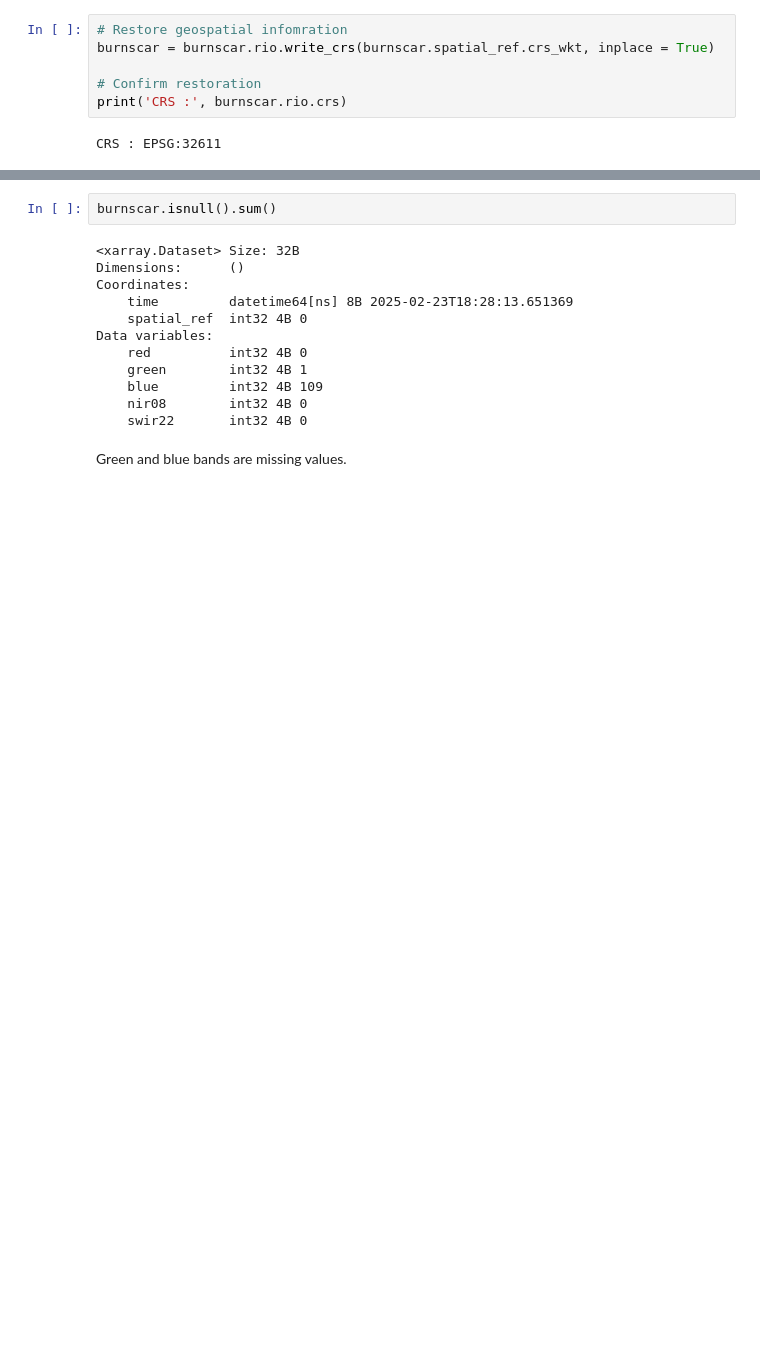
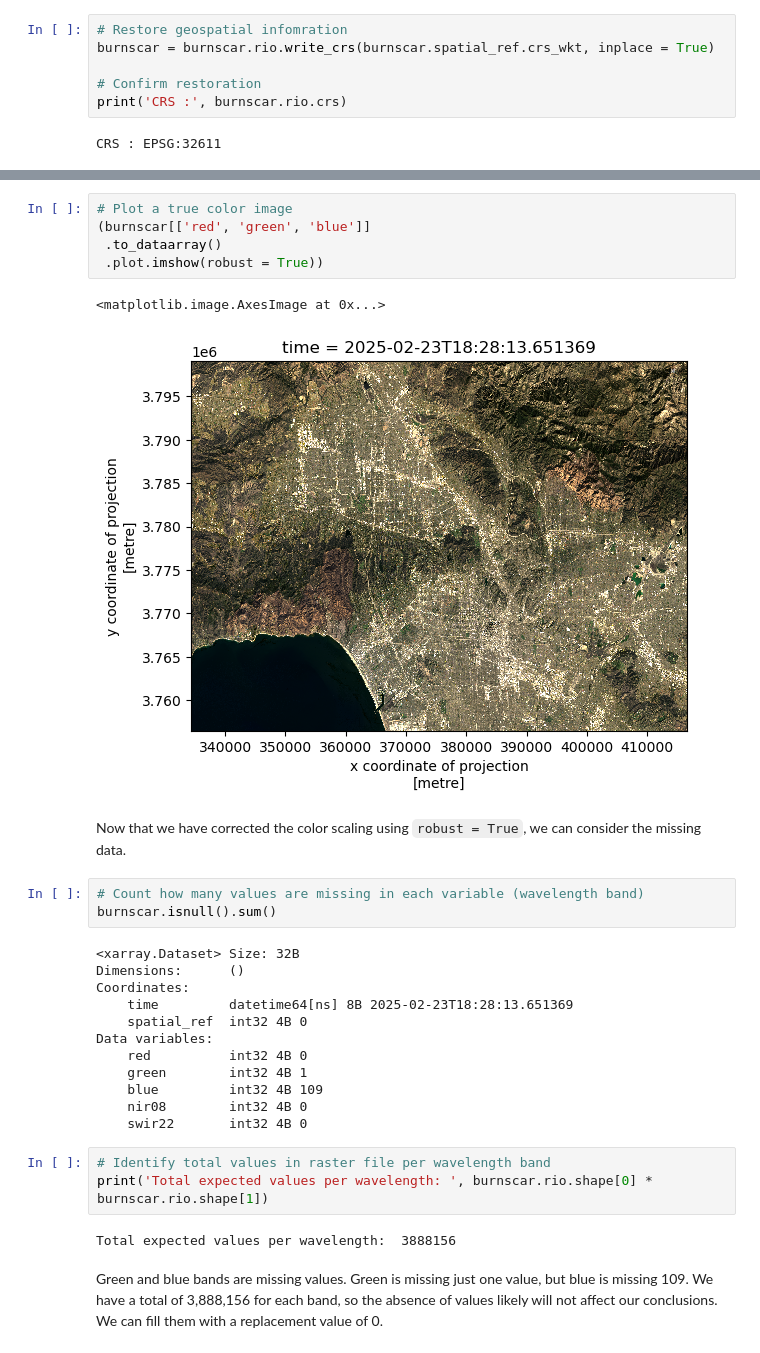
Before and after one commit to gingersknapp/eds220-hwk4, a Jupyter notebook: hwk4-task2-false-color-KNAPP.ipynb, the cells around one changed output, grey strips where cells are left out. Saved outputs shown, nothing was run; the diff lists cells and outputs as text; blank space fills up the shorter version.

```diff
--- a/hwk4-task2-false-color-KNAPP.ipynb
+++ b/hwk4-task2-false-color-KNAPP.ipynb
@@ -183,4 +146,15 @@ Clipping input data to the valid range for imshow with RGB data ([0..1] for floa
+# %%
+# Plot a true color image
+(burnscar[['red', 'green', 'blue']]
+ .to_dataarray()
+ .plot.imshow(robust = True))
+# %% [output]
+<matplotlib.image.AxesImage at 0x...>
+[figure, added]
+# %% [markdown]
+Now that we have corrected the color scaling using `robust = True`, we can consider the missing data.
 # %%
+# Count how many values are missing in each variable (wavelength band)
 burnscar.isnull().sum()
 # %% [output]
 <xarray.Dataset> Size: 32B
@@ -194,8 +168,13 @@ Data variables:
     blue         int32 4B 109
     nir08        int32 4B 0
     swir22       int32 4B 0
+# %%
+# Identify total values in raster file per wavelength band
+print('Total expected values per wavelength: ', burnscar.rio.shape[0] * burnscar.rio.shape[1])
+# %% [output]
+Total expected values per wavelength:  3888156
 # %% [markdown]
-Green and blue bands are missing values.
+Green and blue bands are missing values.  Green is missing just one value, but blue is missing 109.  We have a total of 3,888,156 for each band, so the absence of values likely will not affect our conclusions.  We can fill them with a replacement value of 0.
 # %%
 # Plot a true color image
 ax.axis('off')
```
Also changed, not shown: parts of 26 cells of this notebook.
